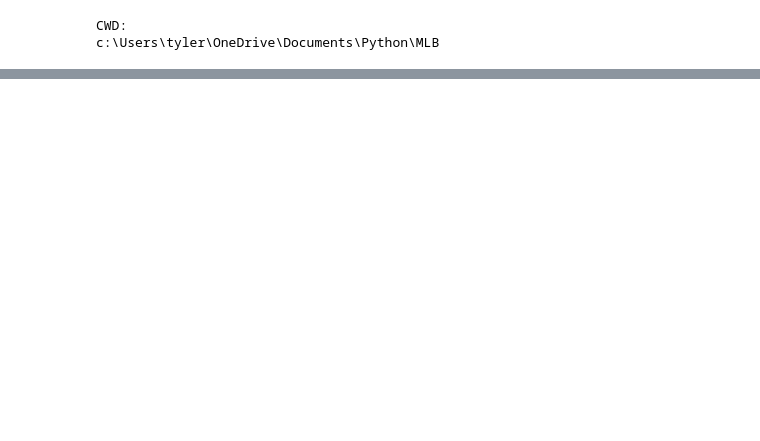
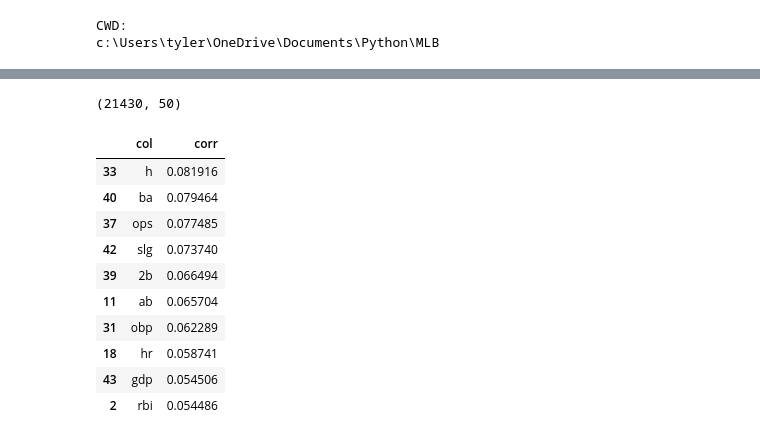
Before and after one commit to tylerengland25/MLB, a Jupyter notebook: backend/analysis/analysis.ipynb, the cells around one changed output, grey strips where cells are left out. Cells and saved outputs as stored; diff of their text form; code cells hidden in the pictures; blank space fills up the shorter version.

```diff
--- a/backend/analysis/analysis.ipynb
+++ b/backend/analysis/analysis.ipynb
@@ -175,0 +291,49 @@ bullpen.groupby(
+# %%
+batting_totals['h_target'] = batting_totals['h']
+batting_totals['season'] = batting_totals['date'].dt.year
+batting_totals['opponent'] = np.where(batting_totals['team'] == batting_totals['home'], batting_totals['home'], batting_totals['visitor'])
+
+
+df = batting_totals.set_index(
+    ['team', 'opponent']
+).sort_index()
+
+batting_team = pd.DataFrame()
+for index in df.index.unique():
+    team_df = df.loc[index, :].sort_values(
+        ['date'],
+        ascending=True
+    ).copy()
+
+    for col in list(set(df.columns).difference(['date', 'visitor', 'home', 'h_target'])):
+        # team_df[col] = team_df[col].rolling(15, closed='left', min_periods=15).mean()
+        team_df[col] = team_df[col].ewm(span=20, min_periods=20).mean().shift(1)
+
+    team_df = feature_engineer(team_df)
+
+    batting_team = batting_team.append(team_df.reset_index(), ignore_index=True)
+
+batting_team = batting_team.dropna(axis=0)
+batting_team.shape
+# %% [output]
+(21430, 50)
+# %%
+corr = {'col': [], 'corr': []}
+for col in list(set(batting_team.columns).difference(['date', 'visitor', 'home', 'team', 'opponent', 'h_target'])):
+    corr['col'].append(col)
+    corr['corr'].append(batting_team[col].corr(batting_team['h_target']))
+
+corr = pd.DataFrame(corr)
+corr.sort_values(['corr'], ascending=False).head(10)
+# %% [output]
+|  | col | corr |
+| 33 | h | 0.081916 |
+| 40 | ba | 0.079464 |
+| 37 | ops | 0.077485 |
+| 42 | slg | 0.073740 |
+| 39 | 2b | 0.066494 |
+| 11 | ab | 0.065704 |
+| 31 | obp | 0.062289 |
+| 18 | hr | 0.058741 |
+| 43 | gdp | 0.054506 |
+| 2 | rbi | 0.054486 |
```
Also changed, not shown: parts of 23 cells of this notebook, 16 other files.
